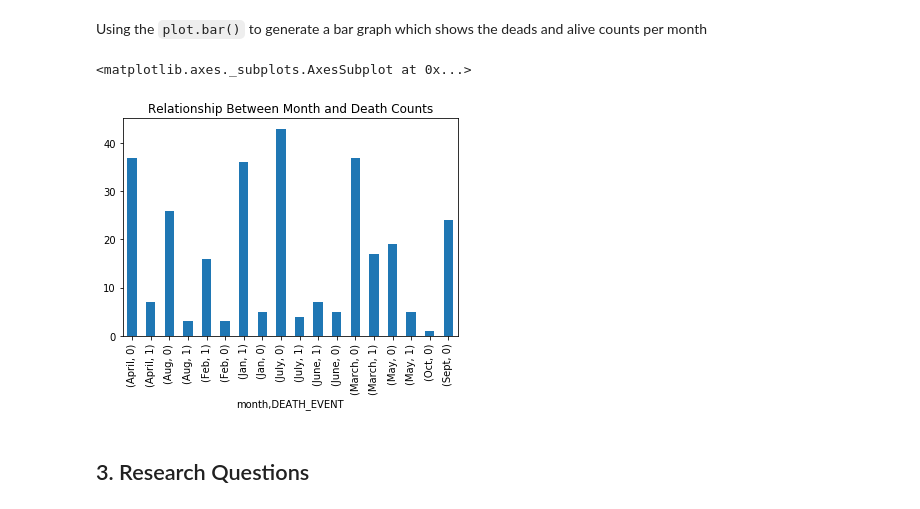
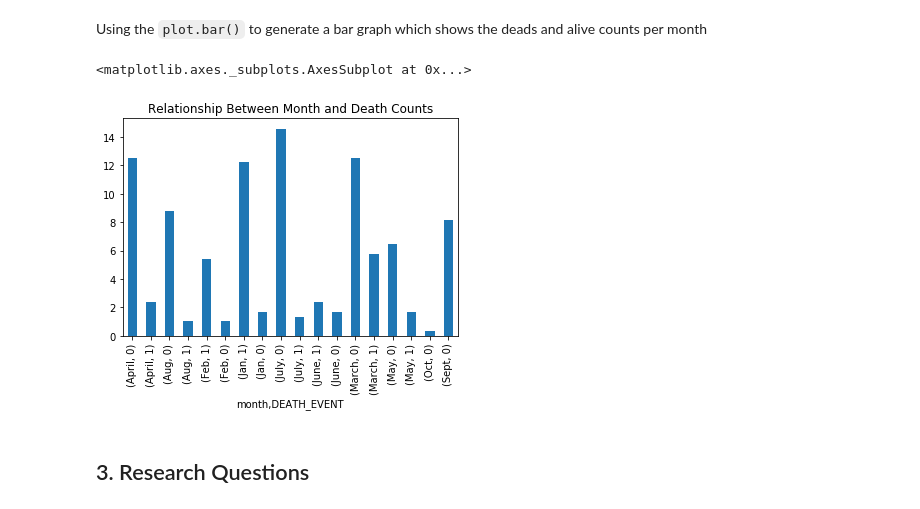
Before and after one commit to Skentir/CSMODEL, a Jupyter notebook: Insert Title of Case Study.ipynb, the cells around one changed output. Cells and saved outputs as stored; diff of their text form; code cells hidden in the pictures.

Commit message:
add: percentage

```diff
--- a/Insert Title of Case Study.ipynb
+++ b/Insert Title of Case Study.ipynb
@@ -299,3 +299,4 @@ Implement the formula to all of the value of the series.
 # %%
-relation_month_death = (relation_month_death / total_death_event) * 100
-re
+relation_percentage = (relation_month_death / total_death_event)
+relation_percentage = relation_percentage.multiply(100)
+relation_percentage
@@ -304,10 +326,10 @@ Creating a graph to show the relationship between month and death counts. Bar gr
 # %% [markdown]
 Using the `plot.bar()` to generate a bar graph which shows the deads and alive counts per month
 # %%
-relation_month_death.plot.bar(title="Relationship Between Month and Death Counts")
+relation_percentage.plot.bar(title="Relationship Between Month and Death Counts")
 # %% [output]
 <matplotlib.axes._subplots.AxesSubplot at 0x...>
-[figure, old version]
+[figure, new version]
 # %% [markdown]
 ## 3. Research Questions
 # %% [markdown]
```
Also changed, not shown: parts of 2 cells of this notebook.
